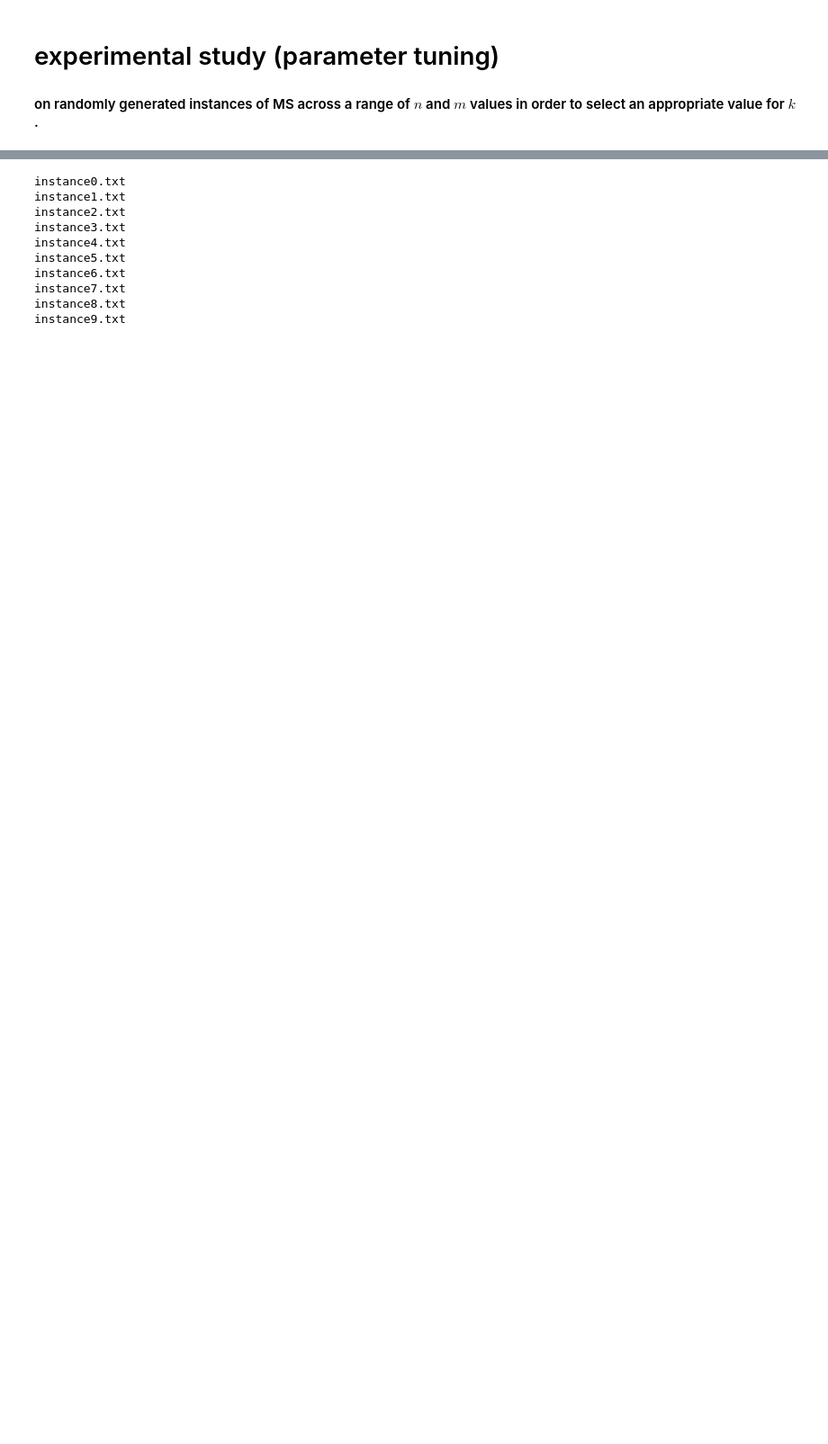
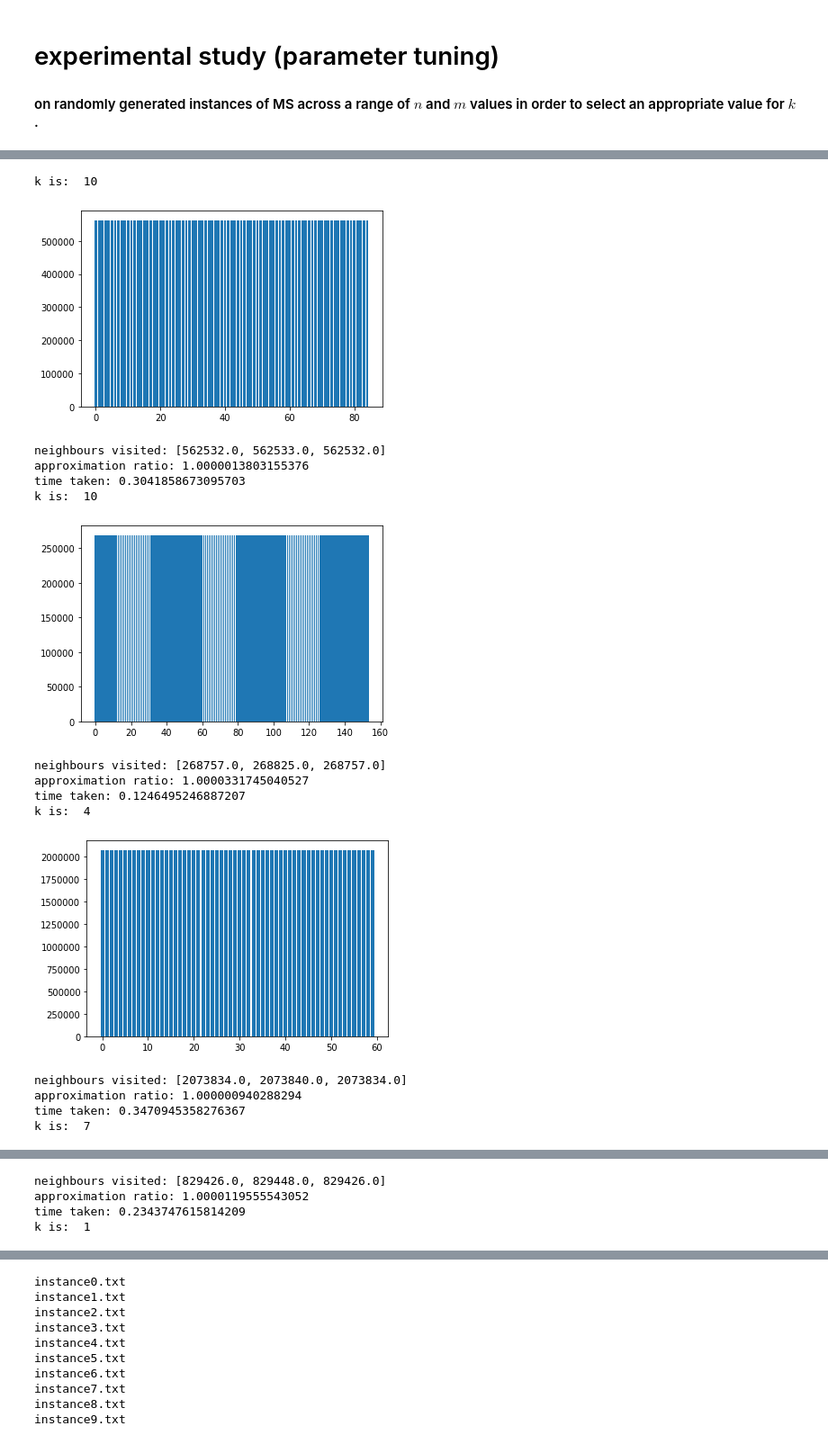
Before and after one commit to Swanchris/AAH-Group-Project, a Jupyter notebook: GLS_parameter_tuning.ipynb, the cells around one changed output, grey strips where cells are left out. Shown at 90% size. Drawn from its saved outputs; the diff is of its cells as text; code cells hidden in the pictures; blank space fills up the shorter version.

```diff
--- a/GLS_parameter_tuning.ipynb
+++ b/GLS_parameter_tuning.ipynb
@@ -137,0 +202,25 @@ time taken: None
+# %%
+for i in range(len(instances)):
+    set_inst(instances[i])
+    A = agent()
+    k = np.random.randint(1,11)
+    print('k is: ', k)
+    A.greedySearch(allowableTime,k)
+    A.print_results()
+# %% [output]
+k is:  10
+[figure, added]
+neighbours visited: [562532.0, 562533.0, 562532.0]
+approximation ratio: 1.0000013803155376
+time taken: 0.3041858673095703
+k is:  10
+[figure, added]
+neighbours visited: [268757.0, 268825.0, 268757.0]
+approximation ratio: 1.0000331745040527
+time taken: 0.1246495246887207
+k is:  4
+[figure, added]
+neighbours visited: [2073834.0, 2073840.0, 2073834.0]
+approximation ratio: 1.000000940288294
+time taken: 0.3470945358276367
+k is:  7
@@ -137,0 +228,4 @@ time taken: None
+neighbours visited: [829426.0, 829448.0, 829426.0]
+approximation ratio: 1.0000119555543052
+time taken: 0.2343747615814209
+k is:  1
```
Also changed, not shown: parts of 25 cells of this notebook, 10 other files.
